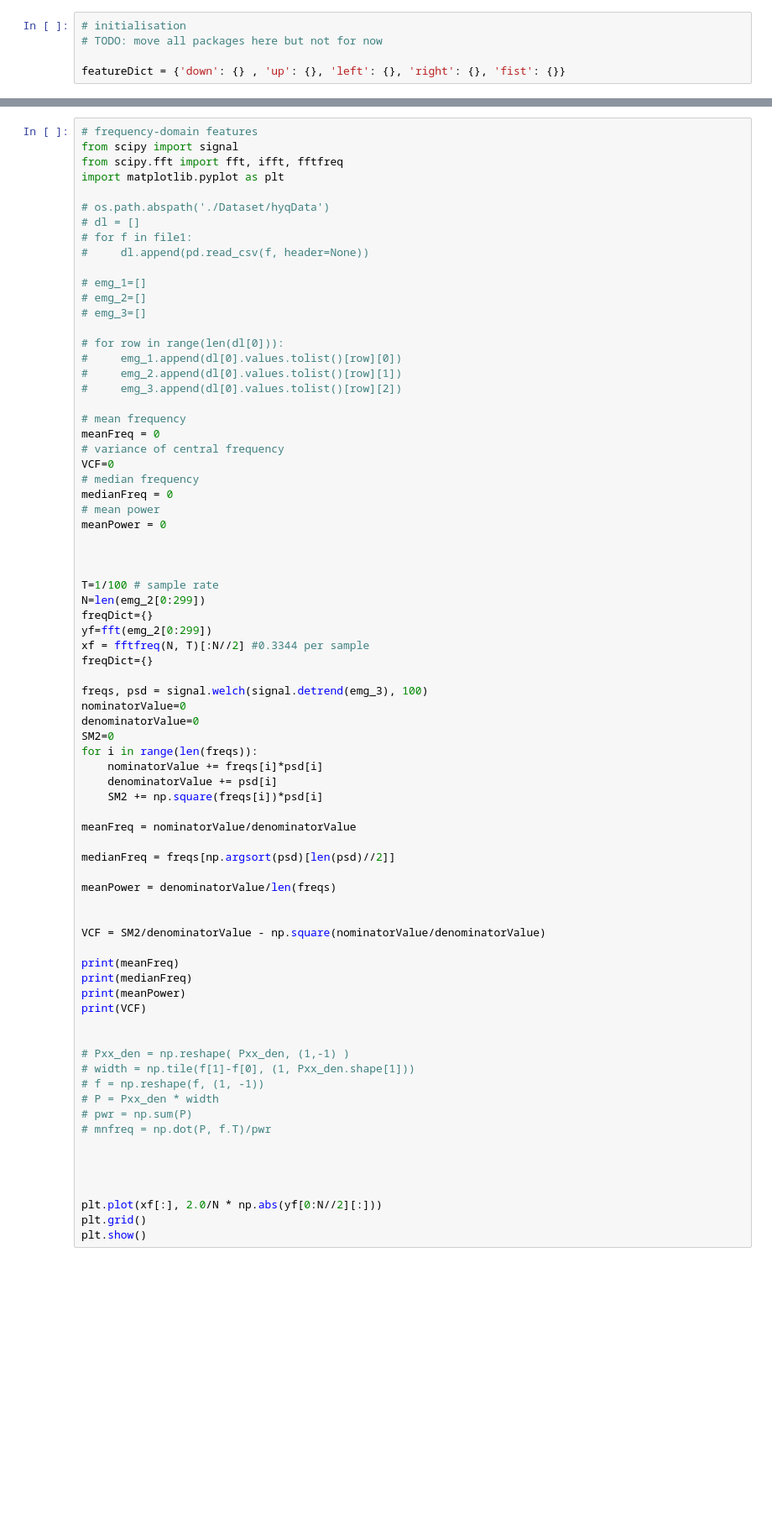
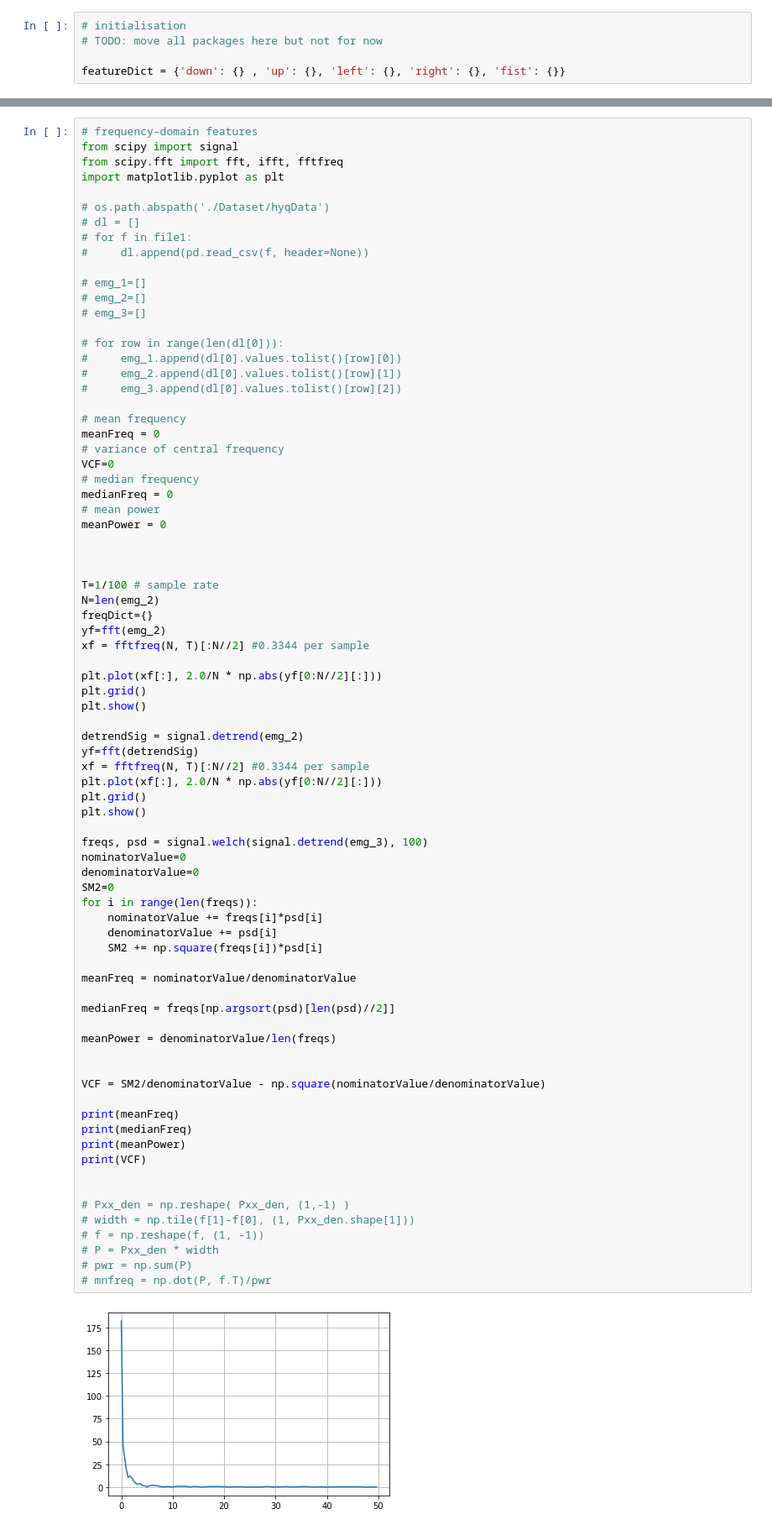
Before and after one commit to Diregie-J/Video-Player-Controlled-by-Action-Recognition, a Jupyter notebook: src/training.ipynb, the cells around one changed output, grey strips where cells are left out. Shown at 84% size. Drawn from its saved outputs; the diff is of its cells as text; blank space fills up the shorter version.

Commit message:
freq-domain features

```diff
--- a/src/training.ipynb
+++ b/src/training.ipynb
@@ -194,47 +290,51 @@ meanPower = 0
 
 
 T=1/100 # sample rate
-N=len(emg_2[0:299])
+N=len(emg_2)
 freqDict={}
-yf=fft(emg_2[0:299])
+yf=fft(emg_2)
 xf = fftfreq(N, T)[:N//2] #0.3344 per sample
-freqDict={}
+
+plt.plot(xf[:], 2.0/N * np.abs(yf[0:N//2][:]))
+plt.grid()
+plt.show()
+
+detrendSig = signal.detrend(emg_2)
+yf=fft(detrendSig)
+xf = fftfreq(N, T)[:N//2] #0.3344 per sample
+plt.plot(xf[:], 2.0/N * np.abs(yf[0:N//2][:]))
+plt.grid()
+plt.show()
 
 freqs, psd = signal.welch(signal.detrend(emg_3), 100)
 nominatorValue=0
 denominatorValue=0
 SM2=0
 for i in range(len(freqs)):
     nominatorValue += freqs[i]*psd[i]
     denominatorValue += psd[i]
     SM2 += np.square(freqs[i])*psd[i]
 
 meanFreq = nominatorValue/denominatorValue
 
 medianFreq = freqs[np.argsort(psd)[len(psd)//2]]
 
 meanPower = denominatorValue/len(freqs)
 
 
 VCF = SM2/denominatorValue - np.square(nominatorValue/denominatorValue)
 
 print(meanFreq)
 print(medianFreq)
 print(meanPower)
 print(VCF)
 
 
 # Pxx_den = np.reshape( Pxx_den, (1,-1) )
 # width = np.tile(f[1]-f[0], (1, Pxx_den.shape[1]))
 # f = np.reshape(f, (1, -1))
 # P = Pxx_den * width
 # pwr = np.sum(P)
 # mnfreq = np.dot(P, f.T)/pwr
-
-
-
-
-plt.plot(xf[:], 2.0/N * np.abs(yf[0:N//2][:]))
-plt.grid()
-plt.show()
 # %% [output]
+[figure]
```
Also changed, not shown: parts of 7 cells of this notebook.
